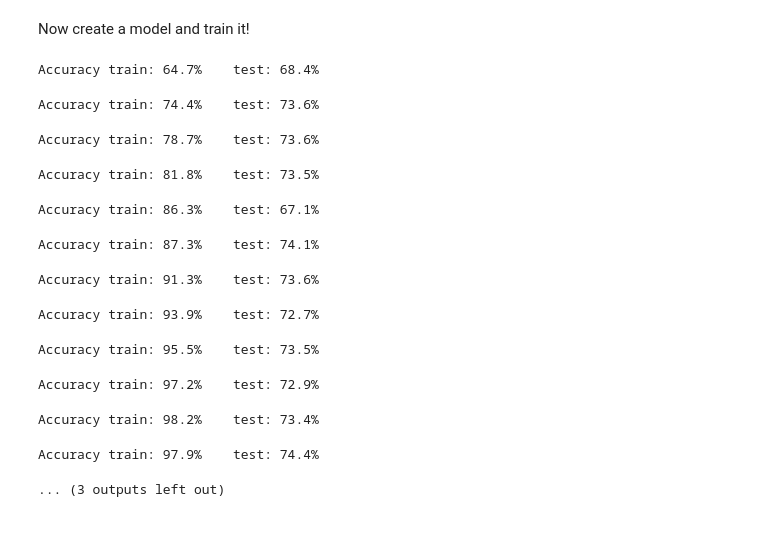
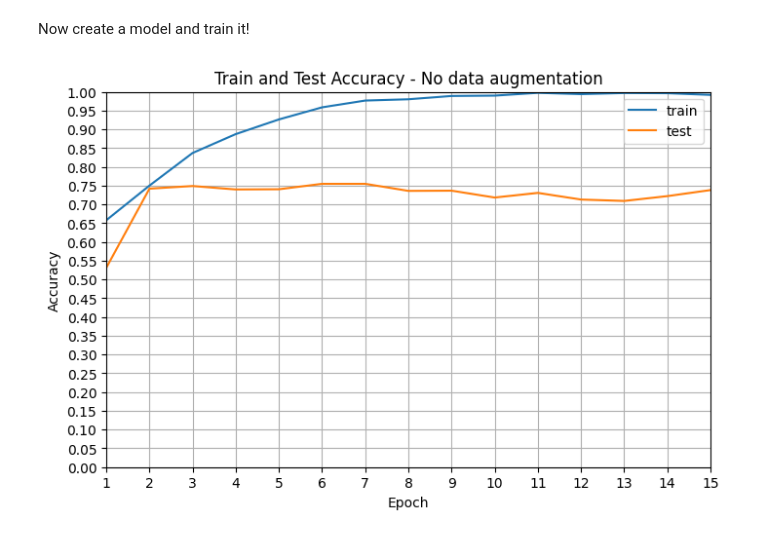
Before and after one commit to MathiasDamsgaard/IntroDeepCompVision_projects, a Jupyter notebook: Project_1/IDLCV_Project_1_hotdog.ipynb, the cells around one changed output. Drawn from its saved outputs; the diff is of its cells as text; code cells hidden in the pictures.

Commit message:
More plots and tested data augmentation

```diff
--- a/Project_1/IDLCV_Project_1_hotdog.ipynb
+++ b/Project_1/IDLCV_Project_1_hotdog.ipynb
@@ -87,13 +88,15 @@ class Net(nn.Module):
         super().__init__()
         self.convolutional = nn.Sequential(
             nn.Conv2d(3, 8, 3, 1, 1),
+            nn.BatchNorm2d(8),
             nn.ReLU(),
             nn.MaxPool2d(2, 2),
+
             nn.Conv2d(8, 16, 3, 1, 1),
             nn.BatchNorm2d(16),
             nn.ReLU(),
-            nn.Dropout(0.1),
             nn.MaxPool2d(2, 2),
+
             nn.Conv2d(16, 32, 3, 1, 1),
             nn.BatchNorm2d(32),
             nn.ReLU()
@@ -103,8 +106,7 @@ class Net(nn.Module):
             nn.Linear(size**2 * 32 // 4 // 4, 500),
             nn.ReLU(),
             nn.Dropout(0.3),
-            nn.Linear(500, 2),
-            nn.Softmax(dim=1)
+            nn.Linear(500, 2)
         )
 
     def forward(self, x):
@@ -118,17 +120,18 @@ model.to(device)
 
 # Define loss function and optimizer
 criterion = nn.CrossEntropyLoss()
-#optimizer = torch.optim.SGD(model.parameters(), lr=0.1, weight_decay=1e-6)
+#optimizer = torch.optim.SGD(model.parameters(), lr=0.1, weight_decay=1e-6) #, momentum=0.9)
 optimizer = torch.optim.Adam(model.parameters(), lr=0.001, weight_decay=1e-4)
 # %%
 num_epochs = 15
+train_acc, test_acc = [], []
 
-for epoch in tqdm(range(num_epochs), unit='epoch'):
+for epoch in tqdm(range(num_epochs), unit="epoch"):
     # For each epoch
     model.train()
     train_correct = 0
 
-    for minibatch_no, (data, target) in tqdm(enumerate(train_loader)):
+    for minibatch_no, (data, target) in enumerate(train_loader):
         data, target = data.to(device), target.to(device)
         # Zero the gradients computed for each weight
         optimizer.zero_grad()
@@ -137,7 +140,7 @@ for epoch in tqdm(range(num_epochs), unit='epoch'):
         output = model(data)
 
         # Compute the loss
-        loss = F.nll_loss(torch.log(output), target)
+        loss = F.nll_loss(F.log_softmax(output), target)
         #loss = criterion(output, target)
 
         # Backward pass through the network
@@ -161,20 +164,24 @@ for epoch in tqdm(range(num_epochs), unit='epoch'):
         predicted = output.argmax(1).cpu()
         test_correct += (target == predicted).sum().item()
 
-    train_acc = train_correct/len(trainset)
-    test_acc = test_correct/len(testset)
-    print("Accuracy train: {train:.1f}%\t test: {test:.1f}%".format(train=100*train_acc, test=100*test_acc))
+    train_acc.append(train_correct/len(trainset))
+    test_acc.append(test_correct/len(testset))
+    #print("Accuracy train: {train:.1f}%\t test: {test:.1f}%".format(train=100*train_acc[-1], test=100*test_acc[-1]))
-# %% [output]
-Accuracy train: 64.7%    test: 68.4%
-Accuracy train: 74.4%    test: 73.6%
-Accuracy train: 78.7%    test: 73.6%
-Accuracy train: 81.8%    test: 73.5%
-Accuracy train: 86.3%    test: 67.1%
-Accuracy train: 87.3%    test: 74.1%
-Accuracy train: 91.3%    test: 73.6%
-Accuracy train: 93.9%    test: 72.7%
-Accuracy train: 95.5%    test: 73.5%
-Accuracy train: 97.2%    test: 72.9%
-Accuracy train: 98.2%    test: 73.4%
-Accuracy train: 97.9%    test: 74.4%
-... (3 outputs left out)
+# %%
+# Plot train and test accuracy curves
+plt.figure(figsize=(8,5))
+plt.title("Train and Test Accuracy - No data augmentation")
+epochs = range(1, num_epochs + 1)
+plt.plot(epochs, train_acc, label="train")
+plt.plot(epochs, test_acc, label="test")
+plt.xlabel("Epoch")
+plt.ylabel("Accuracy")
+plt.xlim(1, num_epochs)
+plt.ylim(0, 1)
+plt.xticks(np.arange(1, num_epochs + 1, 1))
+plt.yticks(np.arange(0, 1.05, 0.05))
+plt.legend()
+plt.grid()
+plt.show()
+# %% [output]
+[figure, added]
```
Also changed, not shown: parts of 6 cells of this notebook.
